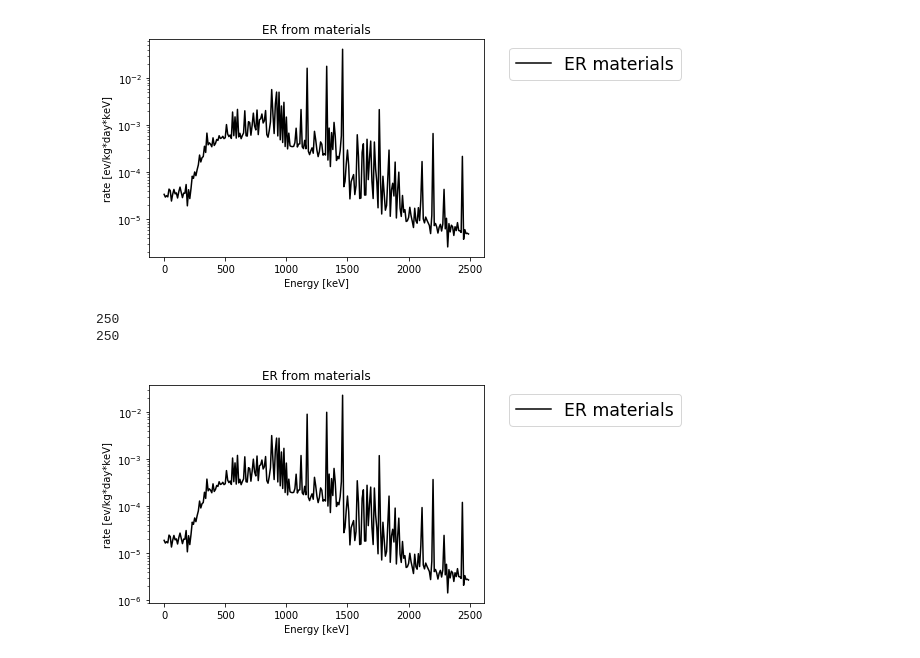
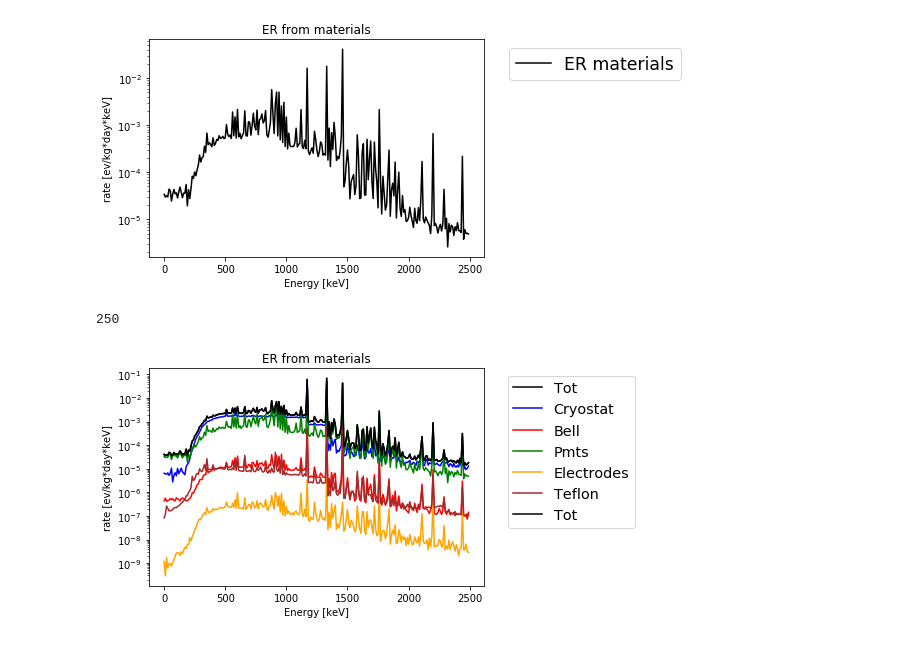
Before and after one commit to ariannarocchetti/MonteCarlo_ER, a Jupyter notebook: notebooks/er_background/functions.ipynb, the cells around one changed output. Drawn from its saved outputs; the diff is of its cells as text; code cells hidden in the pictures.

```diff
--- a/notebooks/er_background/functions.ipynb
+++ b/notebooks/er_background/functions.ipynb
@@ -936,6 +936,3 @@ def make_spectrum(values, name):
         json.dump(data_map, fp)
 # %% [output]
 [figure]
-# %%
-with open('spectrum.json') as json_file:
-    dt = json.load(json_file)
@@ -945,16 +939,39 @@ bins_plt = np.arange(0,2500,10)
-# %%
-print(len(values))
-print(len(bins_plt))
-# %% [output]
-250
-250
+# %%
+print(len(cryo["map"]))
+# %% [output]
+250
+# %%
+bins_plt = np.arange(0, 2500, 10)
+with open('Cryostat.json') as json_file:
+    cryo = json.load(json_file)
+with open('Bell.json') as json_file:
+    bell = json.load(json_file)
+with open('pmtTpc.json') as json_file:
+    pmt = json.load(json_file)
+with open('Teflon.json') as json_file:
+    teflon = json.load(json_file)
+#with open('Copper.json') as json_file:
+#    copper = json.load(json_file)
+with open('electrodes.json') as json_file:
+    electrodes = json.load(json_file)
+total = np.zeros(len(cryo["map"]))
+for i in range(0, len(cryo["map"])):
+    total[i]= cryo["map"][i] + bell["map"][i] + pmt["map"][i]+teflon["map"][i]#+copper["map"][i]+electrodes["map"][i]
 # %%
-plt.plot(bins_plt, values, "black", label = "ER materials")
-plt.legend(markerscale=10, bbox_to_anchor=(1.05, 1), loc='upper left', fontsize='xx-large')
+
+plt.plot(bins_plt, total, "black", label = "Tot")
+plt.plot(bins_plt, cryo["map"], "blue", label = "Cryostat")
+plt.plot(bins_plt, bell["map"], "red", label = "Bell")
+plt.plot(bins_plt, pmt["map"], "green", label = "Pmts")
+#plt.plot(bins_plt, copper["map"], "purple", label = "Copper")
+plt.plot(bins_plt, electrodes["map"], "orange", label = "Electrodes")
+plt.plot(bins_plt, teflon["map"], "brown", label = "Teflon")
+plt.plot(bins_plt, total, "black", label = "Tot")
+plt.legend(markerscale=10, bbox_to_anchor=(1.05, 1), loc='upper left', fontsize='x-large')
 plt.yscale("log")
 plt.ylabel("rate [ev/kg*day*keV]")
 plt.xlabel("Energy [keV]")
 plt.title("ER from materials")
 plt.show()
 # %% [output]
-[figure, old version]
+[figure, new version]
```
Also changed, not shown: parts of 3 cells of this notebook, 1 other file.
